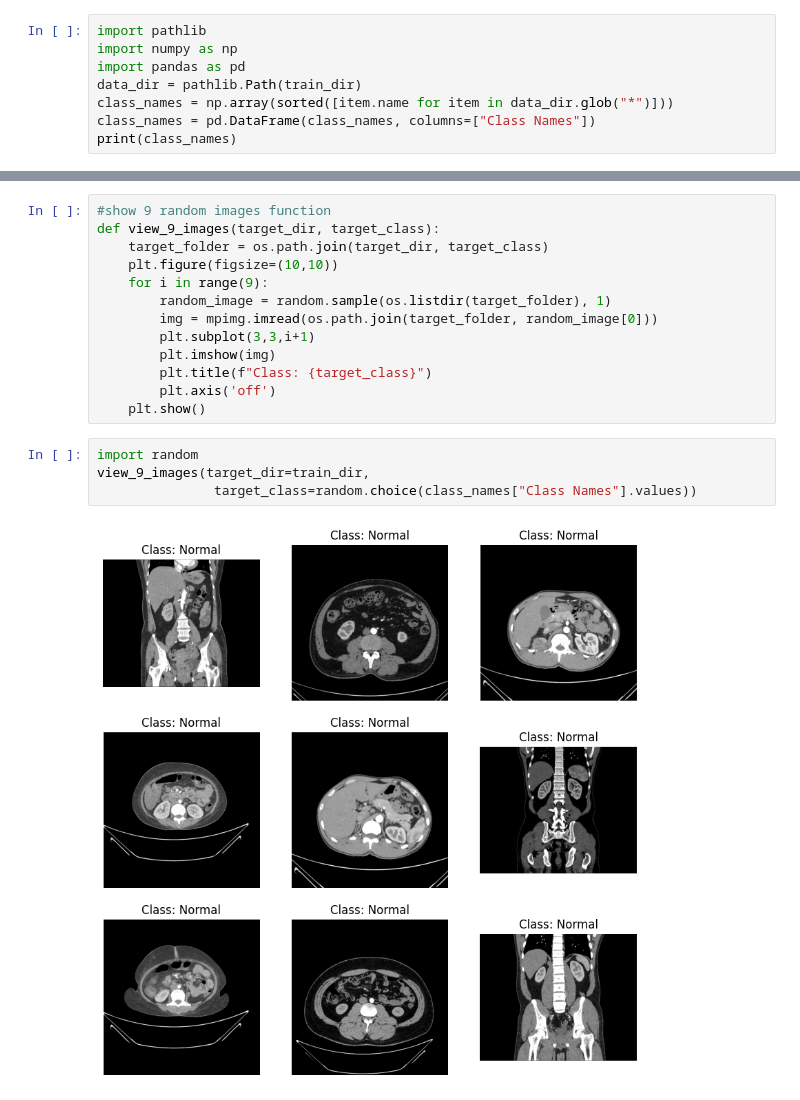
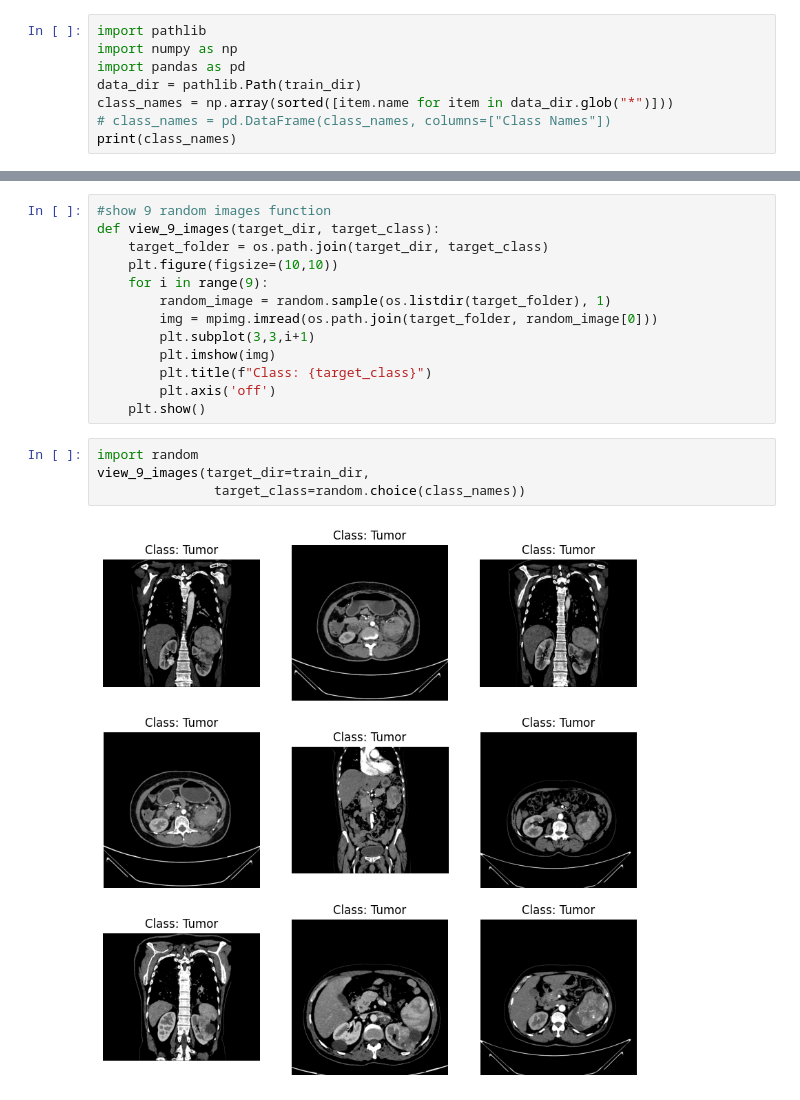
Before and after one commit to Samiul1902/kidney_cancer_detection_project, a Jupyter notebook: kidney_segment.ipynb, the cells around one changed output, grey strips where cells are left out. Cells and saved outputs as stored; diff of their text form.

```diff
--- a/kidney_segment.ipynb
+++ b/kidney_segment.ipynb
@@ -54,6 +54,6 @@ import numpy as np
 import pandas as pd
 data_dir = pathlib.Path(train_dir)
 class_names = np.array(sorted([item.name for item in data_dir.glob("*")]))
-class_names = pd.DataFrame(class_names, columns=["Class Names"])
+# class_names = pd.DataFrame(class_names, columns=["Class Names"])
 print(class_names)
 # %% [output]
@@ -115,9 +110,9 @@ def view_9_images(target_dir, target_class):
 # %%
 import random
 view_9_images(target_dir=train_dir,
-               target_class=random.choice(class_names["Class Names"].values))
+               target_class=random.choice(class_names))
 # %% [output]
-[figure, old version]
+[figure, new version]
 # %%
 # show 4 random images from each class
 def view_4_images_per_class(target_dir, class_names):
```
Also changed, not shown: parts of 5 cells of this notebook.
